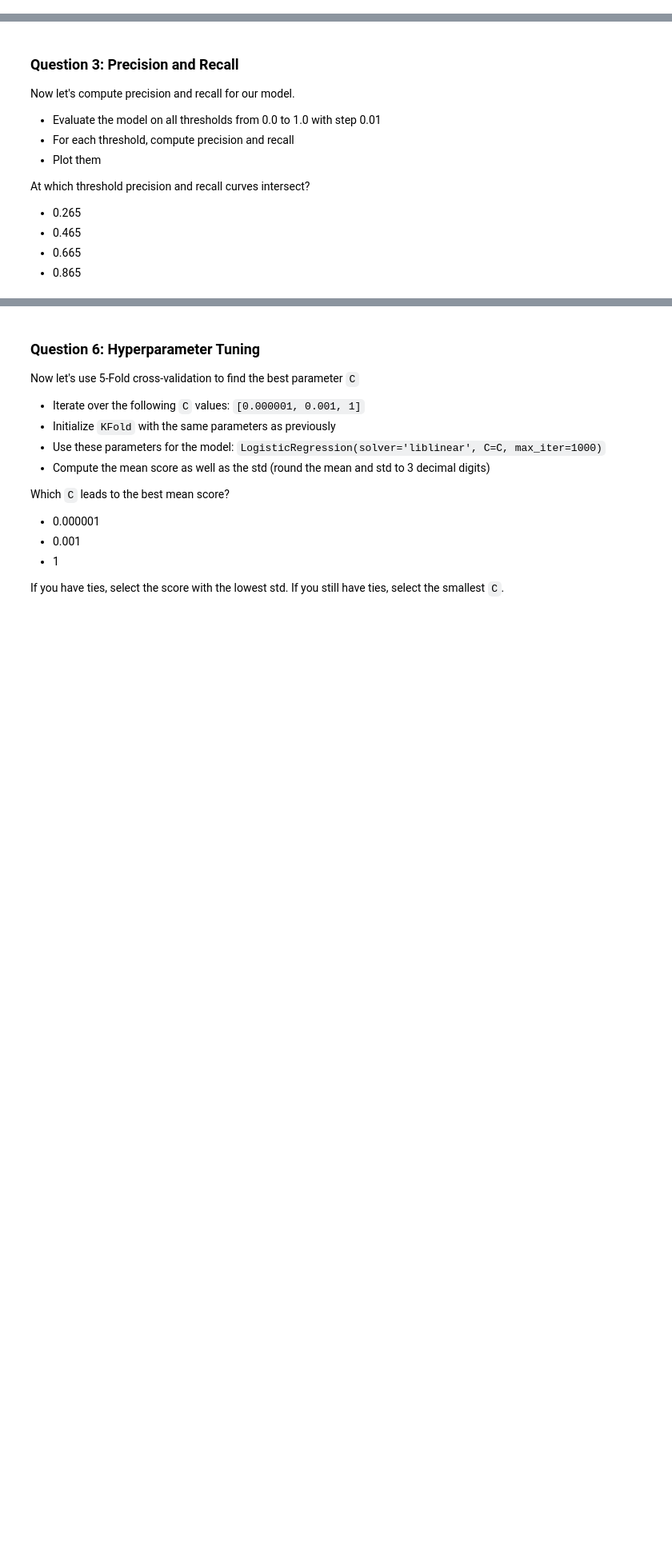
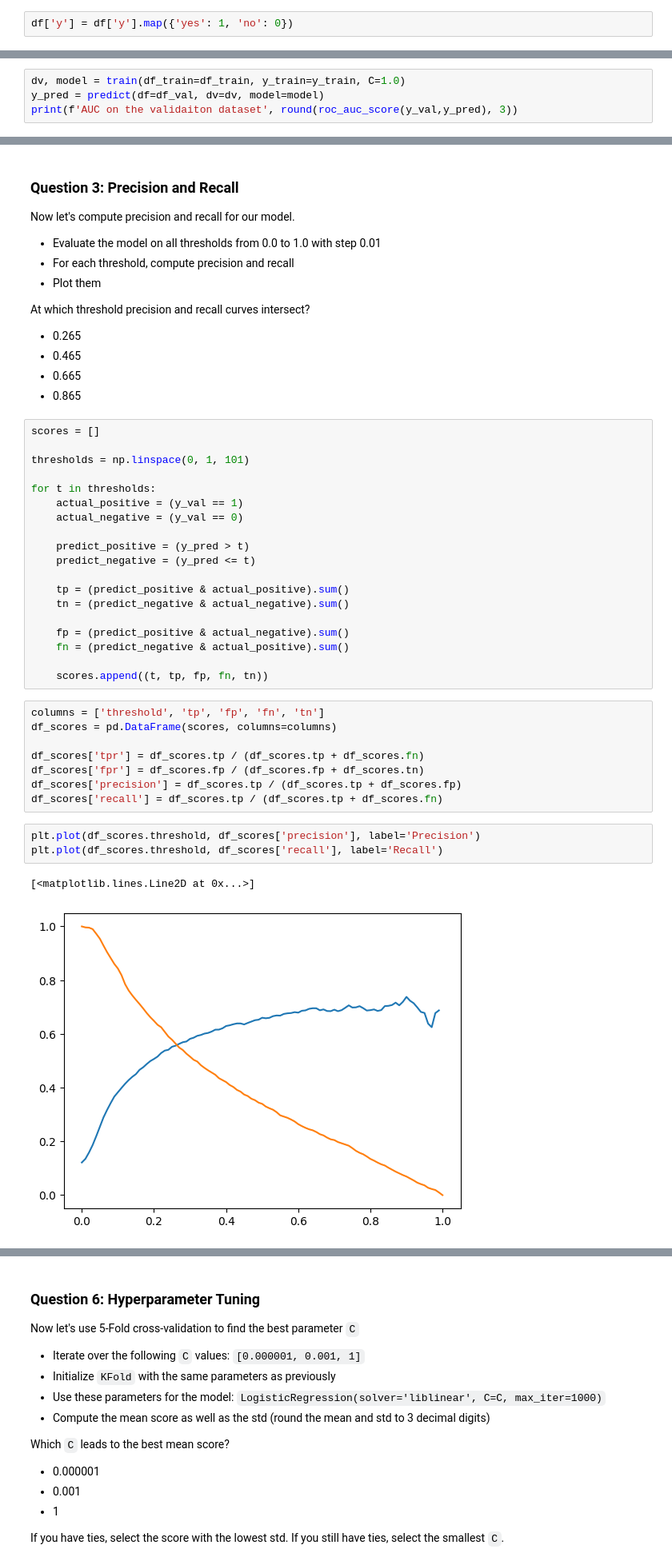
Before and after one commit to jyphotography/machine-learning, a Jupyter notebook: 04-evaluation/assignment/homework4.ipynb, the cells around one changed output, grey strips where cells are left out. Shown: that part at 80% size. Saved outputs shown, nothing was run; the diff lists cells and outputs as text; blank space fills up the shorter version.

```diff
--- a/04-evaluation/assignment/homework4.ipynb
+++ b/04-evaluation/assignment/homework4.ipynb
@@ -69,6 +50,8 @@ df = pd.read_csv('bank-full.csv', delimiter=';')
 selected_columns = ['age', 'job', 'marital', 'education', 'balance', 'housing',
                     'contact', 'day', 'month', 'duration', 'campaign',
                     'pdays', 'previous', 'poutcome', 'y']
+# %%
+df['y'] = df['y'].map({'yes': 1, 'no': 0})
 # %%
 df = df[selected_columns]
 df.head()
@@ -175,0 +180,4 @@ What's the AUC of this model on the validation dataset? (round to 3 digits)
+# %%
+dv, model = train(df_train=df_train, y_train=y_train, C=1.0)
+y_pred = predict(df=df_val, dv=dv, model=model)
+print(f'AUC on the validaiton dataset', round(roc_auc_score(y_val,y_pred), 3))
@@ -188,3 +198,36 @@ At which threshold precision and recall curves intersect?
 * 0.465
 * 0.665
 * 0.865
+# %%
+scores = []
+
+thresholds = np.linspace(0, 1, 101)
+
+for t in thresholds:
+    actual_positive = (y_val == 1)
+    actual_negative = (y_val == 0)
+
+    predict_positive = (y_pred > t)
+    predict_negative = (y_pred <= t)
+
+    tp = (predict_positive & actual_positive).sum()
+    tn = (predict_negative & actual_negative).sum()
+
+    fp = (predict_positive & actual_negative).sum()
+    fn = (predict_negative & actual_positive).sum()
+
+    scores.append((t, tp, fp, fn, tn))
+# %%
+columns = ['threshold', 'tp', 'fp', 'fn', 'tn']
+df_scores = pd.DataFrame(scores, columns=columns)
+
+df_scores['tpr'] = df_scores.tp / (df_scores.tp + df_scores.fn)
+df_scores['fpr'] = df_scores.fp / (df_scores.fp + df_scores.tn)
+df_scores['precision'] = df_scores.tp / (df_scores.tp + df_scores.fp)
+df_scores['recall'] = df_scores.tp / (df_scores.tp + df_scores.fn)
+# %%
+plt.plot(df_scores.threshold, df_scores['precision'], label='Precision')
+plt.plot(df_scores.threshold, df_scores['recall'], label='Recall')
+# %% [output]
+[<matplotlib.lines.Line2D at 0x...>]
+[figure, added]
```
Also changed, not shown: parts of 12 cells of this notebook.
